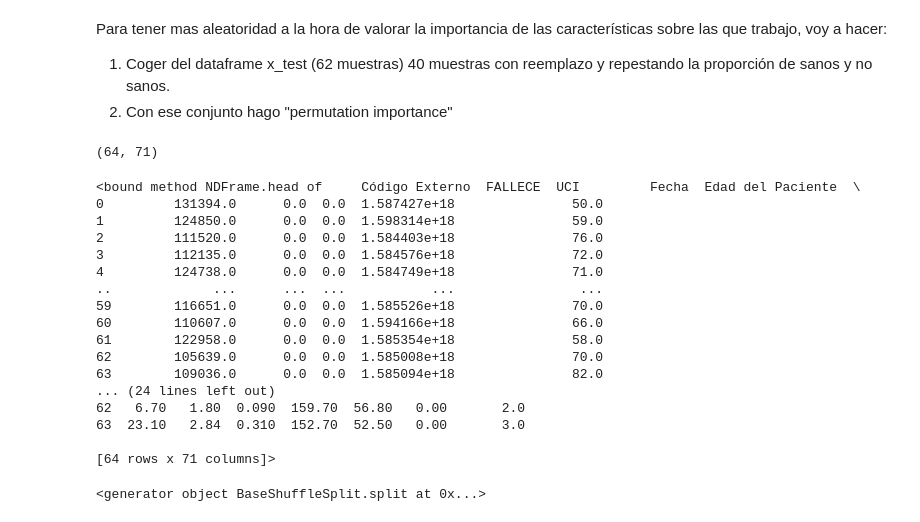
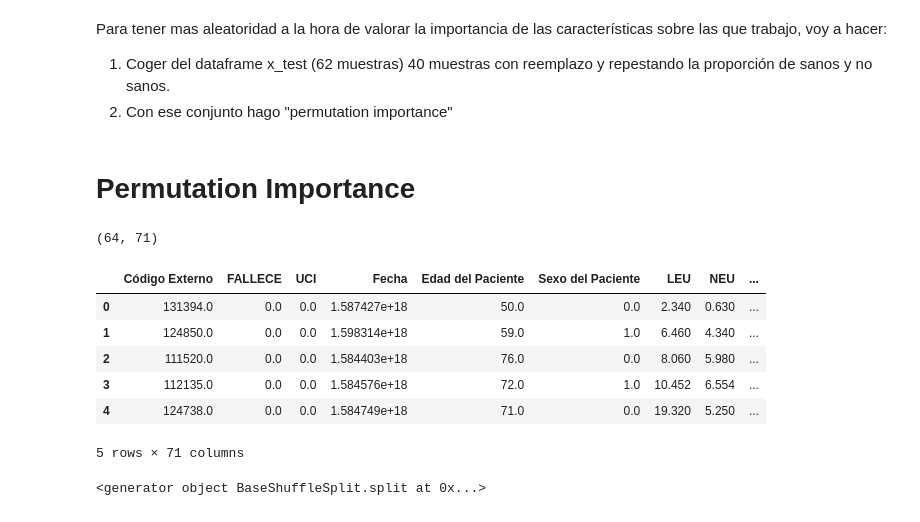
Before and after one commit to jorgealarconlucas/TFG, a Jupyter notebook: Modelos_de_machine_learning.ipynb, the cells around one changed output. Saved outputs shown, nothing was run; the diff lists cells and outputs as text; code cells hidden in the pictures.

```diff
--- a/Modelos_de_machine_learning.ipynb
+++ b/Modelos_de_machine_learning.ipynb
@@ -221,8 +221,20 @@ Para tener mas aleatoridad a la hora de valorar la importancia de las caracterí
 
 1.   Coger del dataframe x_test (62 muestras) 40 muestras con reemplazo y repestando la proporción de sanos y no sanos.
 2.   Con ese conjunto hago "permutation importance"
+# %% [markdown]
+# Permutation Importance
 # %%
 x_test.shape
 # %% [output]
 (64, 71)
+# %%
+x_test.head()
+# %% [output]
+|  | Código Externo | FALLECE | UCI | Fecha | Edad del Paciente | Sexo del Paciente | LEU | NEU | ... |
+| 0 | 131394.0 | 0.0 | 0.0 | 1.587427e+18 | 50.0 | 0.0 | 2.340 | 0.630 | ... |
+| 1 | 124850.0 | 0.0 | 0.0 | 1.598314e+18 | 59.0 | 1.0 | 6.460 | 4.340 | ... |
+| 2 | 111520.0 | 0.0 | 0.0 | 1.584403e+18 | 76.0 | 0.0 | 8.060 | 5.980 | ... |
+| 3 | 112135.0 | 0.0 | 0.0 | 1.584576e+18 | 72.0 | 1.0 | 10.452 | 6.554 | ... |
+| 4 | 124738.0 | 0.0 | 0.0 | 1.584749e+18 | 71.0 | 0.0 | 19.320 | 5.250 | ... |
+5 rows × 71 columns
 # %%
@@ -230,20 +241,0 @@ XGB = x_test.sample(n=40, replace=True, random_state=1)
-# %%
-x_test.head
-# %% [output]
-<bound method NDFrame.head of     Código Externo  FALLECE  UCI         Fecha  Edad del Paciente  \
-0         131394.0      0.0  0.0  1.587427e+18               50.0
-1         124850.0      0.0  0.0  1.598314e+18               59.0
-2         111520.0      0.0  0.0  1.584403e+18               76.0
-3         112135.0      0.0  0.0  1.584576e+18               72.0
-4         124738.0      0.0  0.0  1.584749e+18               71.0
-..             ...      ...  ...           ...                ...
-59        116651.0      0.0  0.0  1.585526e+18               70.0
-60        110607.0      0.0  0.0  1.594166e+18               66.0
-61        122958.0      0.0  0.0  1.585354e+18               58.0
-62        105639.0      0.0  0.0  1.585008e+18               70.0
-63        109036.0      0.0  0.0  1.585094e+18               82.0
-... (24 lines left out)
-62   6.70   1.80  0.090  159.70  56.80   0.00       2.0
-63  23.10   2.84  0.310  152.70  52.50   0.00       3.0
-
-[64 rows x 71 columns]>
```
Also changed, not shown: parts of 15 cells of this notebook.
